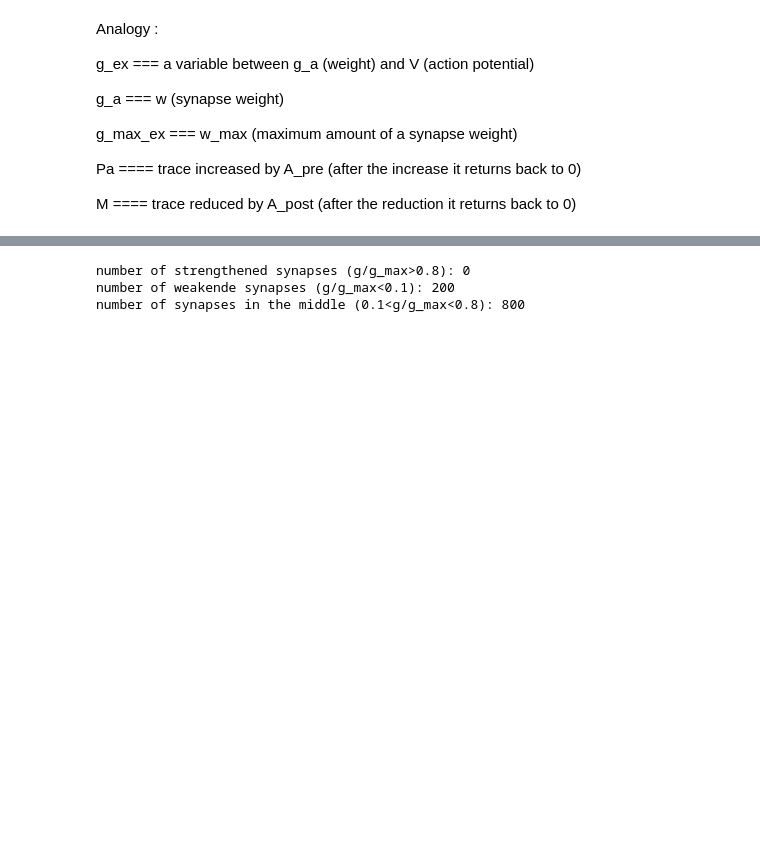
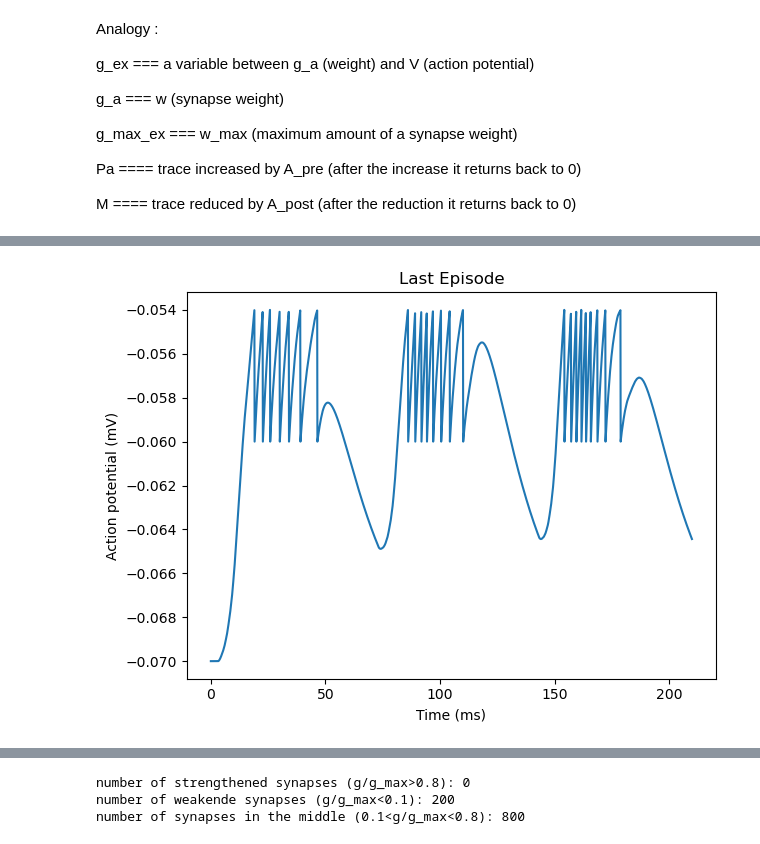
Before and after one commit to mehranfaraji/neuro4ml, a Jupyter notebook: week4-exercise.ipynb, the cells around one changed output, grey strips where cells are left out. Drawn from its saved outputs; the diff is of its cells as text; code cells hidden in the pictures; blank space fills up the shorter version.

```diff
--- a/week4-exercise.ipynb
+++ b/week4-exercise.ipynb
@@ -204,0 +211,17 @@ plot_experiment(file_name=None, display=True)
+# %%
+episode_span = int(time_between_episode/ms*10) #700
+first_episode_num = 0
+last_episode_num = 3
+
+last_episode_duration = post_state_mon.t[first_episode_num*episode_span:last_episode_num*episode_span]/ms
+last_episode_start_time = post_state_mon.t[first_episode_num*episode_span]/ms
+last_episode_v = post_state_mon.V[0][first_episode_num*episode_span:last_episode_num*episode_span]
+
+plt.plot(last_episode_duration , last_episode_v) # - last_episode_start_time
+plt.xlabel('Time (ms)')
+plt.ylabel('Action potential (mV)')
+plt.title('Last Episode')
+plt.tight_layout()
+plt.show()
+# %% [output]
+[figure, added]
```
Also changed, not shown: parts of 17 cells of this notebook.
